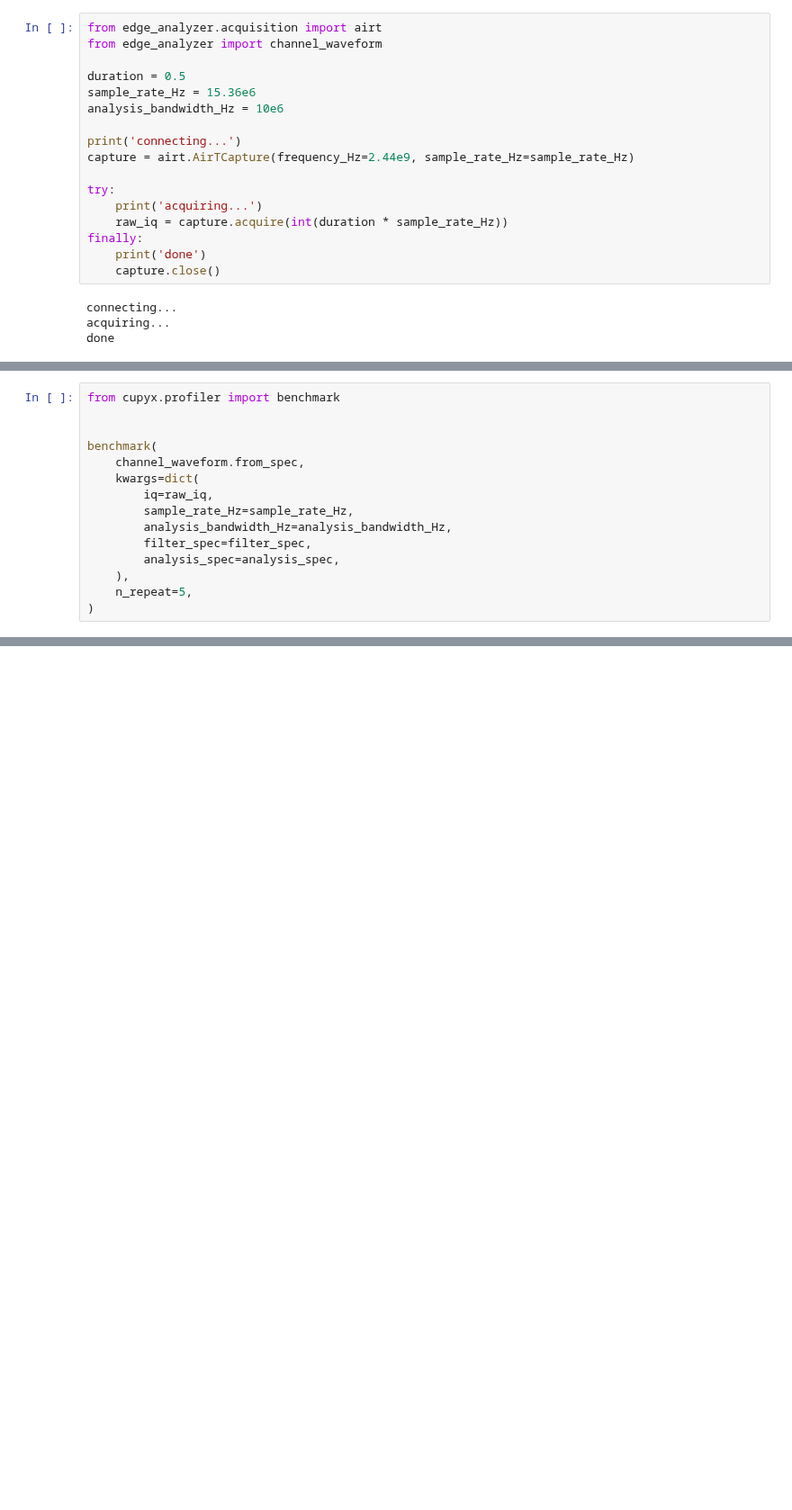
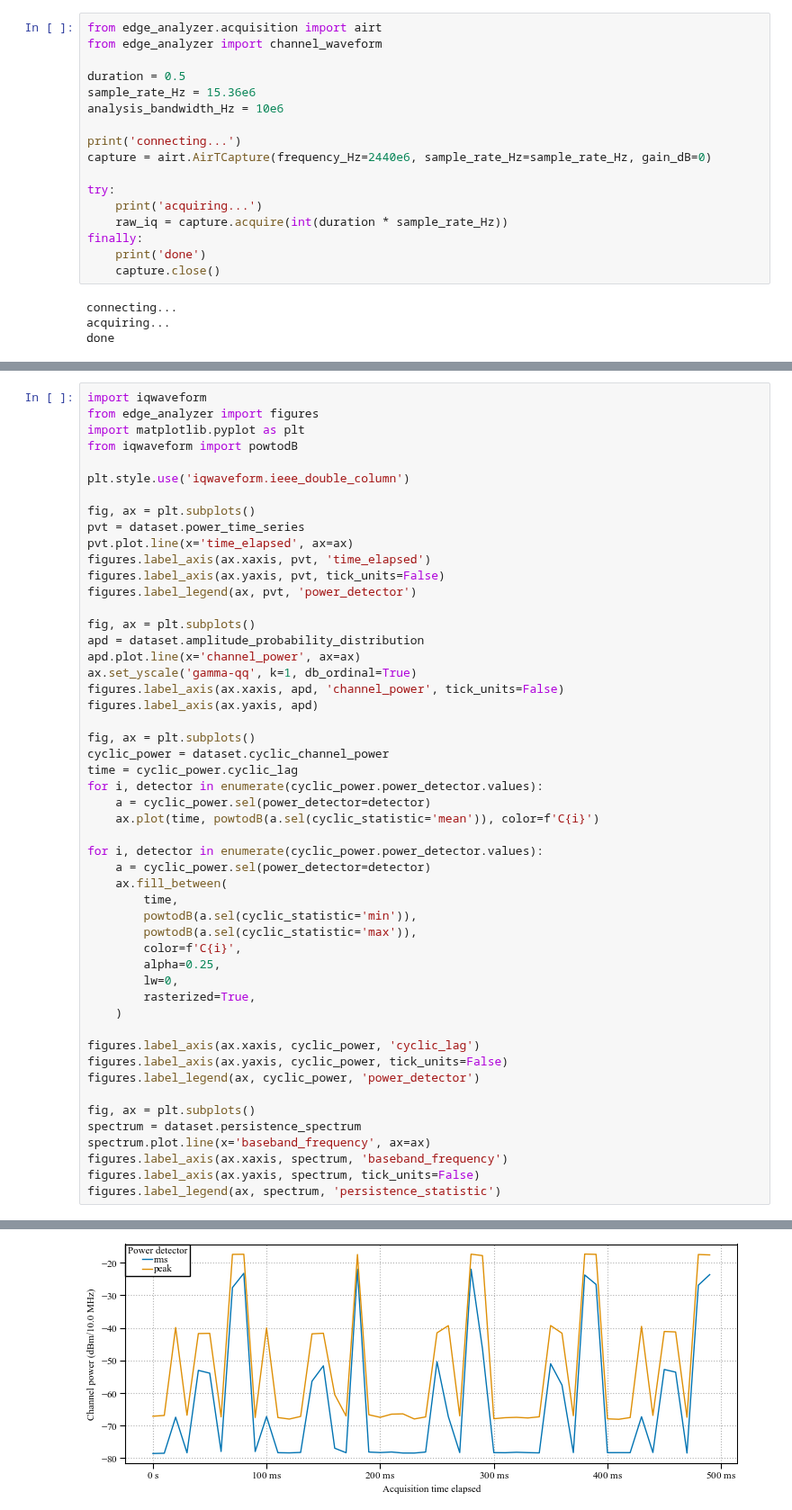
Before and after one commit to usnistgov/striqt, a Jupyter notebook: notebooks/acquire_airt.ipynb, the cells around one changed output, grey strips where cells are left out. Shown at 90% size. Saved outputs shown, nothing was run; the diff lists cells and outputs as text; blank space fills up the shorter version.

```diff
--- a/notebooks/acquire_airt.ipynb
+++ b/notebooks/acquire_airt.ipynb
@@ -7,7 +7,7 @@ sample_rate_Hz = 15.36e6
 analysis_bandwidth_Hz = 10e6
 
 print('connecting...')
-capture = airt.AirTCapture(frequency_Hz=2.44e9, sample_rate_Hz=sample_rate_Hz)
+capture = airt.AirTCapture(frequency_Hz=2440e6, sample_rate_Hz=sample_rate_Hz, gain_dB=0)
 
 try:
     print('acquiring...')
@@ -84,16 +69,52 @@ Attributes:
 # %%
-from cupyx.profiler import benchmark
+import iqwaveform
+from edge_analyzer import figures
+import matplotlib.pyplot as plt
+from iqwaveform import powtodB
 
+plt.style.use('iqwaveform.ieee_double_column')
 
-benchmark(
-    channel_waveform.from_spec,
-    kwargs=dict(
-        iq=raw_iq,
-        sample_rate_Hz=sample_rate_Hz,
-        analysis_bandwidth_Hz=analysis_bandwidth_Hz,
-        filter_spec=filter_spec,
-        analysis_spec=analysis_spec,
-    ),
-    n_repeat=5,
-)
+fig, ax = plt.subplots()
+pvt = dataset.power_time_series
+pvt.plot.line(x='time_elapsed', ax=ax)
+figures.label_axis(ax.xaxis, pvt, 'time_elapsed')
+figures.label_axis(ax.yaxis, pvt, tick_units=False)
+figures.label_legend(ax, pvt, 'power_detector')
+
+fig, ax = plt.subplots()
+apd = dataset.amplitude_probability_distribution
+apd.plot.line(x='channel_power', ax=ax)
+ax.set_yscale('gamma-qq', k=1, db_ordinal=True)
+figures.label_axis(ax.xaxis, apd, 'channel_power', tick_units=False)
+figures.label_axis(ax.yaxis, apd)
+
+fig, ax = plt.subplots()
+cyclic_power = dataset.cyclic_channel_power
+time = cyclic_power.cyclic_lag
+for i, detector in enumerate(cyclic_power.power_detector.values):
+    a = cyclic_power.sel(power_detector=detector)
+    ax.plot(time, powtodB(a.sel(cyclic_statistic='mean')), color=f'C{i}')
+
+for i, detector in enumerate(cyclic_power.power_detector.values):
+    a = cyclic_power.sel(power_detector=detector)
+    ax.fill_between(
+        time,
+        powtodB(a.sel(cyclic_statistic='min')),
+        powtodB(a.sel(cyclic_statistic='max')),
+        color=f'C{i}',
+        alpha=0.25,
+        lw=0,
+        rasterized=True,
+    )
+
+figures.label_axis(ax.xaxis, cyclic_power, 'cyclic_lag')
+figures.label_axis(ax.yaxis, cyclic_power, tick_units=False)
+figures.label_legend(ax, cyclic_power, 'power_detector')
+
+fig, ax = plt.subplots()
+spectrum = dataset.persistence_spectrum
+spectrum.plot.line(x='baseband_frequency', ax=ax)
+figures.label_axis(ax.xaxis, spectrum, 'baseband_frequency')
+figures.label_axis(ax.yaxis, spectrum, tick_units=False)
+figures.label_legend(ax, spectrum, 'persistence_statistic')
 # %% [output]
@@ -100,0 +121 @@ from_spec           :    CPU: 552232.544 us   +/- 28144.773 (min: 515557.774 / m
+[figure, added]
```
Also changed, not shown: parts of 2 cells of this notebook, 4 other files.
